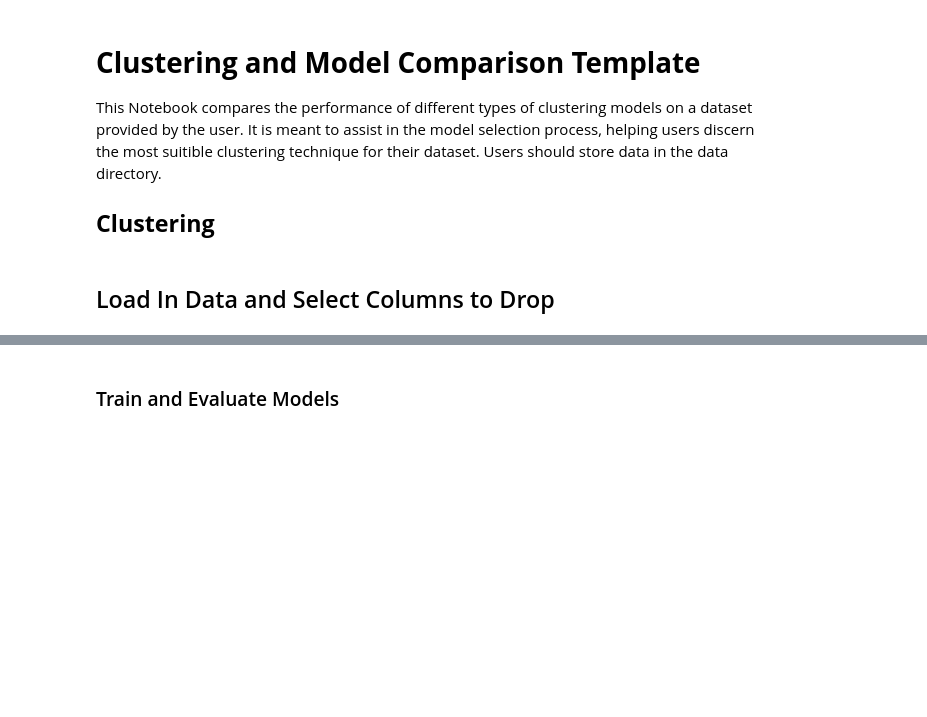
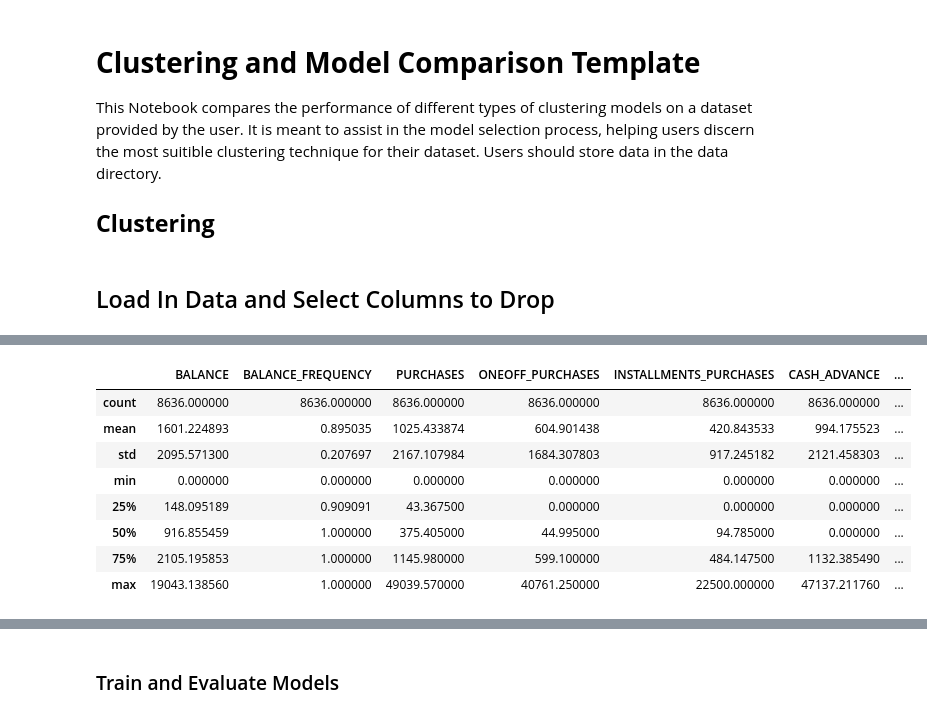
Before and after one commit to payumba-polydelta/regression-technique-comparison-template, a Jupyter notebook: clustering_template.ipynb, the cells around one changed output, grey strips where cells are left out. Saved outputs shown, nothing was run; the diff lists cells and outputs as text; code cells hidden in the pictures; blank space fills up the shorter version.

```diff
--- a/clustering_template.ipynb
+++ b/clustering_template.ipynb
@@ -60,0 +291,83 @@ data_df = load_data()
+# %%
+display_text("Numerical Variables Information", font_size = 22, font_weight = 'bold')
+display_dataframe(data_df.describe(), 16)
+print()
+
+
+def visualize_outliers(df: pd.DataFrame,
+                       columns_to_check: list[str] = None,
+                       iqr_multiplier: float = 1.5,
+                       remove: bool = False,
+                       remove_option: str = 'both',
+                       display: bool = True,) -> pd.DataFrame:
+    """
+    Creates a boxplot-  for the columns in the input DataFrame (df) given by columns_to_check. Calculates outliers using the interquartile range (IQR) method
+    and gives users the option to remove
+
+    Args:
+        df (pd.DataFrame): DataFrame containing the data
+        iqr_multiplier (float): Multiplier for the interquartile range to define outliers
+        columns_to_check (list[str]): List of columns to check for outliers. If None, all numerical columns will be checked.
+        remove (bool): If True, returns a DataFrame with outliers removed.
+        remove_option (str): Option to remove 'both', 'upper', or 'lower' outliers.
+        display (bool): If True, displays boxplots of each column with outliers and their lower and upper bounds.
+
+    Returns:
+        pd.DataFrame: DataFrame with outliers removed if remove is True, otherwise the original DataFrame
+    """
+    if columns_to_check is None:
+        columns_to_check = df.select_dtypes(include=[np.number]).columns
+    else:
+        columns_to_check = [col for col in columns_to_check if (col in df.columns)]
+
+    outlier_indices = set()
+
+    for col in columns_to_check:
+        q1 = df[col].quantile(0.25)
+        q3 = df[col].quantile(0.75)
+        iqr = q3 - q1
+        lower_bound = q1 - iqr_multiplier * iqr
+        upper_bound = q3 + iqr_multiplier * iqr
+
+        if display:
+            plt.figure(figsize=(10, 6))
+            ax = sns.boxplot(x=df[col])
+            plt.title(f'Boxplot of {col}')
+
+            # Add vertical red dotted lines for lower and upper bounds if within the plot's x-axis limits
+            x_min, x_max = ax.get_xlim()
+            if x_min <= lower_bound <= x_max:
+                plt.axvline(lower_bound, color='red', linestyle='dotted', linewidth=1)
+            if x_min <= upper_bound <= x_max:
+                plt.axvline(upper_bound, color='red', linestyle='dotted', linewidth=1)
+
+            # Create legend
+            legend_lines = [Line2D([0], [0], color='red', linestyle='dotted', linewidth=1)]
+            legend_labels = ['Lower/Upper Bound']
+            plt.legend(legend_lines, legend_labels, loc='upper right')
+
+            plt.show()
+
+            display_text(f"{col}:", font_size = 18, font_weight = 'bold')
+            display_text(f"- Lower Bound for Outliers: {lower_bound}", font_size = 16)
+            display_text(f"- Upper Bound for Outliers: {upper_bound}", font_size = 16)
+            display_text(f"- Number of Outliers Below Lower Bound: {df[col][df[col] < lower_bound].count()}", font_size = 16)
+            display_text(f"- Number of Outliers Above Upper Bound: {df[col][df[col] > upper_bound].count()}", font_size = 16)
+            print()
+
+
+        if remove_option in ['both', 'lower']:
+            outlier_indices.update(df.index[df[col] < lower_bound].tolist())
+        if remove_option in ['both', 'upper']:
+            outlier_indices.update(df.index[df[col] > upper_bound].tolist())
+
+    if remove:
+        df_cleaned = df.drop(index=outlier_indices)
+        display_text(f"Total Number of Outlier Entries Removed in {col}: {(len(outlier_indices))}", font_size = 18)
+        print()
+        return df_cleaned
+
+    return df
+
+data_df = visualize_outliers(data_df, display = False)
+# %% [output]
@@ -61 +375,10 @@ data_df = load_data()
+|  | BALANCE | BALANCE_FREQUENCY | PURCHASES | ONEOFF_PURCHASES | INSTALLMENTS_PURCHASES | CASH_ADVANCE | ... |
+| count | 8636.000000 | 8636.000000 | 8636.000000 | 8636.000000 | 8636.000000 | 8636.000000 | ... |
+| mean | 1601.224893 | 0.895035 | 1025.433874 | 604.901438 | 420.843533 | 994.175523 | ... |
+| std | 2095.571300 | 0.207697 | 2167.107984 | 1684.307803 | 917.245182 | 2121.458303 | ... |
+| min | 0.000000 | 0.000000 | 0.000000 | 0.000000 | 0.000000 | 0.000000 | ... |
+| 25% | 148.095189 | 0.909091 | 43.367500 | 0.000000 | 0.000000 | 0.000000 | ... |
+| 50% | 916.855459 | 1.000000 | 375.405000 | 44.995000 | 94.785000 | 0.000000 | ... |
+| 75% | 2105.195853 | 1.000000 | 1145.980000 | 599.100000 | 484.147500 | 1132.385490 | ... |
+| max | 19043.138560 | 1.000000 | 49039.570000 | 40761.250000 | 22500.000000 | 47137.211760 | ... |
 # %% [markdown]
```
Also changed, not shown: parts of 30 cells of this notebook, 1 other file.
